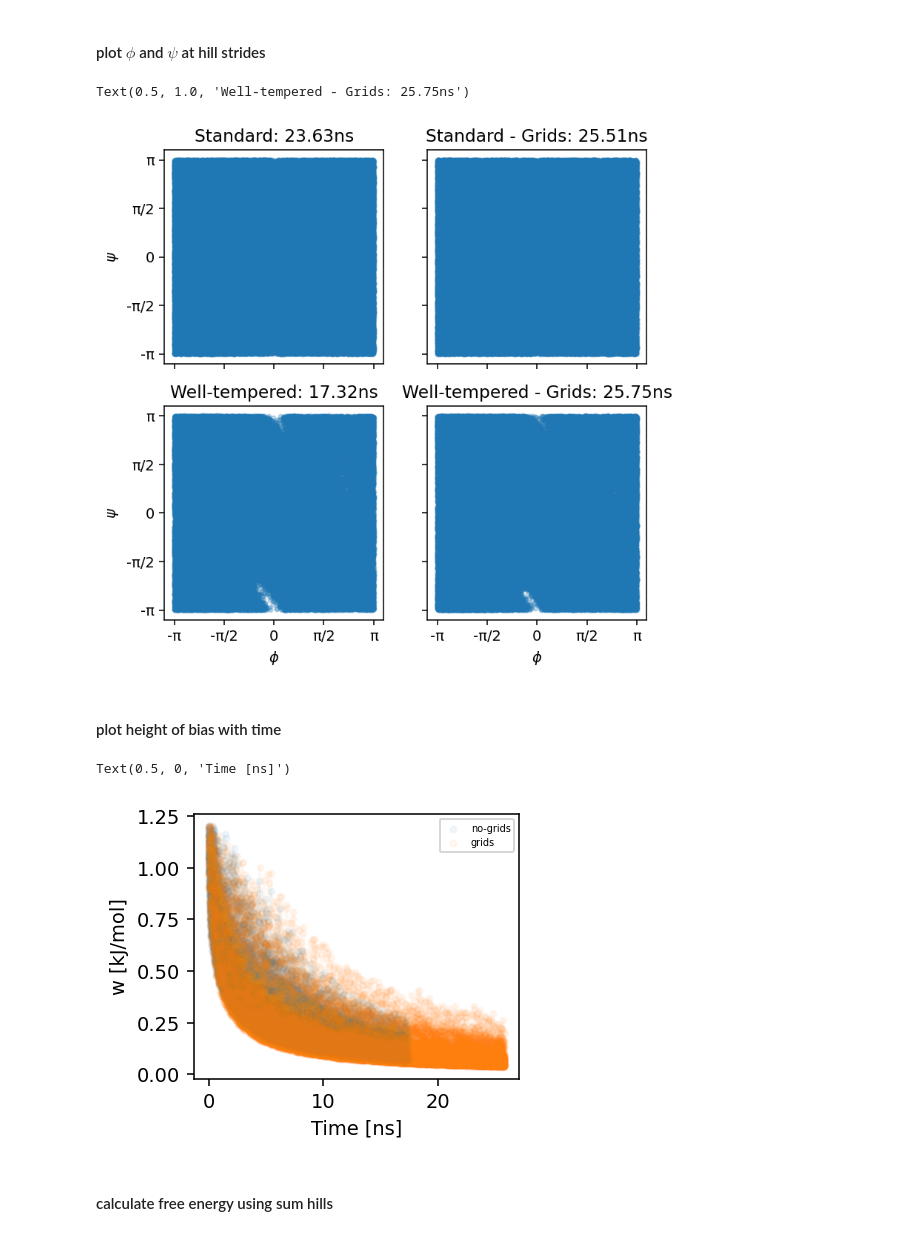
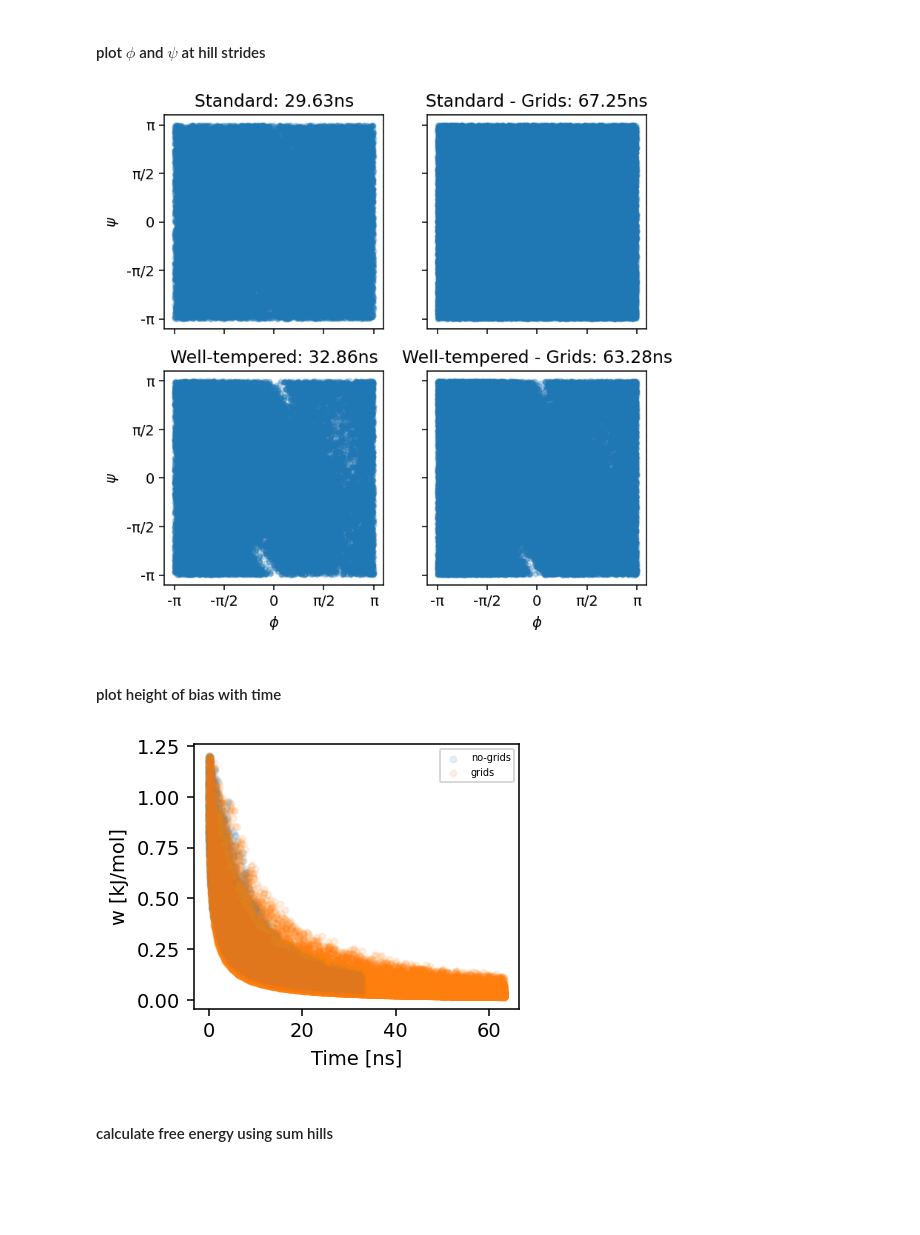
Before and after one commit to SSAGESLabs/PySAGES, a Jupyter notebook: examples/openmm/meta/meta.ipynb, the cells around one changed output. Cells and saved outputs as stored; diff of their text form; code cells hidden in the pictures; blank space fills up the shorter version.

```diff
--- a/examples/openmm/meta/meta.ipynb
+++ b/examples/openmm/meta/meta.ipynb
@@ -16,14 +16,14 @@ import sys
 sys.path.append("/home/sivadasetty/scratch-midway2/software/enhancements/SSAGES/PySAGES-openmm/PySAGES/examples/meta/")
 import analysis as ana
 # %%
-folderdir = "/home/sivadasetty/scratch-midway2/software/enhancements/SSAGES/PySAGES-openmm/PySAGES/examples/meta/openmm/benchmark/simple-jit/updated-tests/"
+folderdir = "/home/sivadasetty/scratch-midway2/software/enhancements/SSAGES/PySAGES-openmm/PySAGES/examples/meta/openmm/benchmark/vac/"
 # %% [markdown]
 #### Read hills files and calculate free energies
 # %%
-smeta = "./stand/"
-smeta_grid = "./f-stand-grid/"
-wmeta = "./wmeta/"
-wmeta_grid = "./f-wmeta-grid/"
+smeta = "./tests/stand/"
+smeta_grid = "./tests/stand-grid/"
+wmeta = "./tests/wmeta/"
+wmeta_grid = "./tests/wmeta-grid/"
 
 smeta_hillsFile = folderdir + smeta + "hills.dat"
 smeta_grid_hillsFile = folderdir + smeta_grid + "hills.dat"
@@ -46,19 +46,6 @@ wmeta_grid_hillsData = pd.read_csv(wmeta_grid_hillsFile, delim_whitespace=True,
 
 s_hills = [smeta_hillsData, smeta_grid_hillsData]
 w_hills = [wmeta_hillsData, wmeta_grid_hillsData]
-
-
-smeta_colvarData = pd.read_csv(smeta_colvarFile, delim_whitespace=True, comment="#",
-                               names=["time", "cv1", "cv2", "bias"])
-smeta_grid_colvarData = pd.read_csv(smeta_grid_colvarFile, delim_whitespace=True, comment="#",
-                               names=["time", "cv1", "cv2", "bias"])
-wmeta_colvarData = pd.read_csv(wmeta_colvarFile, delim_whitespace=True, comment="#",
-                               names=["time", "cv1", "cv2", "bias"])
-wmeta_grid_colvarData = pd.read_csv(wmeta_grid_colvarFile, delim_whitespace=True, comment="#",
-                               names=["time", "cv1", "cv2", "bias"])
-
-s_colvar = [smeta_colvarData, smeta_grid_colvarData]
-w_colvar = [wmeta_colvarData, wmeta_grid_colvarData]
 # %% [markdown]
 #### plot $\phi$ and $\psi$ at hill strides
 # %%
@@ -68,9 +55,9 @@ angles = np.arange(-math.pi , math.pi + 0.1, step=(math.pi/2))
 for j in range(2):
     for i in range(2):
         if j == 0:
-            axes[j][i].scatter(s_colvar[i].cv1[0::1], s_colvar[i].cv2[0::1], s=10, alpha=0.25)
+            axes[j][i].scatter(s_hills[i].cv1[0::1], s_hills[i].cv2[0::1], s=10, alpha=0.25)
         elif j == 1:
-            axes[j][i].scatter(w_colvar[i].cv1[0::1], w_colvar[i].cv2[0::1], s=10, alpha=0.25)
+            axes[j][i].scatter(w_hills[i].cv1[0::1], w_hills[i].cv2[0::1], s=10, alpha=0.25)
         if i == 0:
             axes[j][0].set_ylabel(r'$\psi$')
             axes[j][0].set_yticks(angles)
@@ -83,41 +70,39 @@ for j in range(2):
         #axes[j][i].set(adjustable='box', aspect='equal')
 
 
-axes[0][0].set_title("Standard: " + str(np.round(s_colvar[0].time.max()*2*1e-6, 2)) + "ns")
-axes[0][1].set_title("Standard - Grids: " + str(np.round(s_colvar[1].time.max()*2*1e-6, 2)) + "ns")
-axes[1][0].set_title("Well-tempered: " + str(np.round(w_colvar[0].time.max()*2*1e-6, 2)) + "ns")
-axes[1][1].set_title("Well-tempered - Grids: " + str(np.round(w_colvar[1].time.max()*2*1e-6, 2)) + "ns")
+axes[0][0].set_title("Standard: " + str(np.round(s_hills[0].time.max()*2*1e-6, 2)) + "ns")
+axes[0][1].set_title("Standard - Grids: " + str(np.round(s_hills[1].time.max()*2*1e-6, 2)) + "ns")
+axes[1][0].set_title("Well-tempered: " + str(np.round(w_hills[0].time.max()*2*1e-6, 2)) + "ns")
+axes[1][1].set_title("Well-tempered - Grids: " + str(np.round(w_hills[1].time.max()*2*1e-6, 2)) + "ns")
 
-#plt.savefig('Figures/up-adp-vac-sampling-w-1dt2-s-0dt35-stride-500-grids-50.png', bbox_inches = "tight")
+plt.savefig('Figures/up-adp-vac-sampling-w-1dt2-s-0dt35-stride-500-grids-50.png', bbox_inches = "tight")
 # %% [output]
-Text(0.5, 1.0, 'Well-tempered - Grids: 25.75ns')
-[figure, old version]
+[figure, new version]
 # %% [markdown]
 #### plot height of bias with time
 # %%
 fig, axes = plt.subplots(figsize=(3,2.5), dpi=140, nrows=1, ncols=1, sharex=False, sharey=True)
 
 angles = np.arange(-math.pi , math.pi + 0.1, step=(math.pi/2))
 labels=["no-grids", "grids"]
 for i in range(2):
-    axes.scatter(w_hills[i].time*2*1e-6, w_hills[i].height, s=10, alpha=0.05, label=labels[i])
+    axes.scatter(w_hills[i].time*2*1e-6, w_hills[i].height, s=10, alpha=0.1, label=labels[i])
     if i == 0:
-        alpha=0.05
+        alpha=0.1
     else:
-        alpha=0.05
+        alpha=0.01
     axes.plot(w_hills[i].time*2*1e-6, w_hills[i].height, alpha=alpha);
 
 axes.legend(fontsize=5)
 angles = np.arange(-math.pi , math.pi + 0.1, step=(math.pi/2))
 axes.set_ylabel('w [kJ/mol]')
 axes.set_xlabel('Time [ns]')
 
 #axes.set_xlim(0,0.1)
 
-#plt.savefig('Figures/up-adp-vac-height-w-1dt2-s-0dt35-stride-500-grids-50.png', bbox_inches = "tight")
+plt.savefig('Figures/up-adp-vac-height-w-1dt2-s-0dt35-stride-500-grids-50.png', bbox_inches = "tight")
 # %% [output]
-Text(0.5, 0, 'Time [ns]')
-[figure, old version]
+[figure, new version]
 # %% [markdown]
 #### calculate free energy using sum hills
 # %%
```
Also changed, not shown: parts of 1 cell of this notebook, 14 other files.
